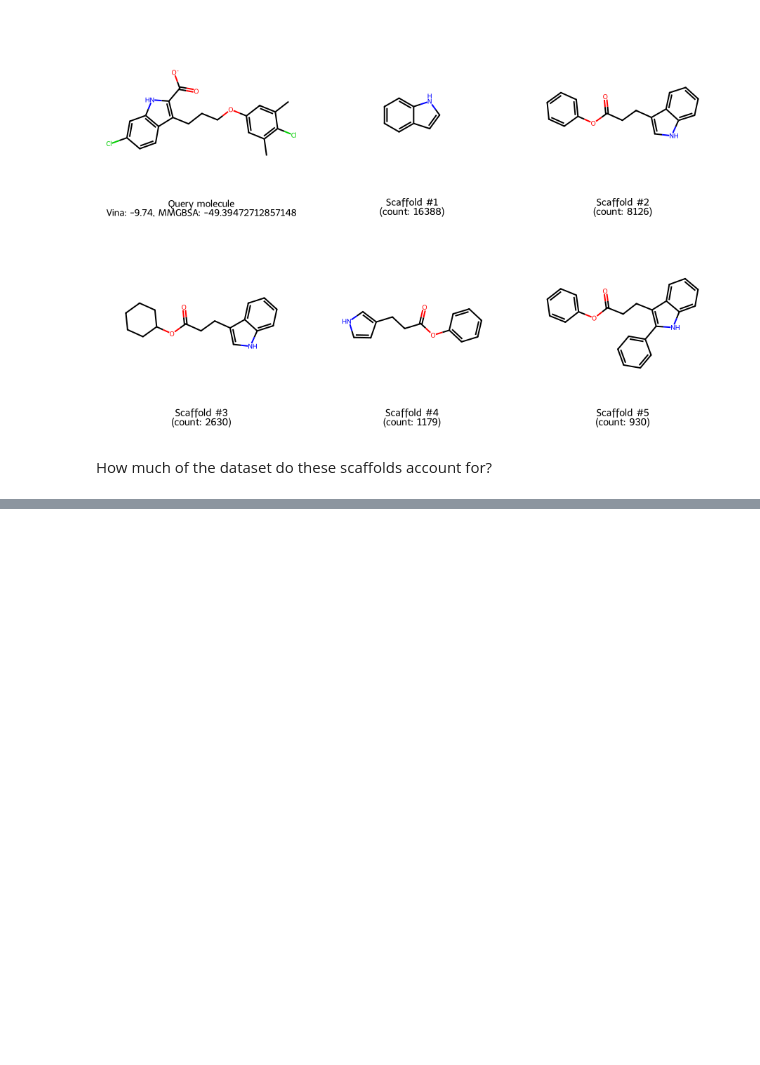
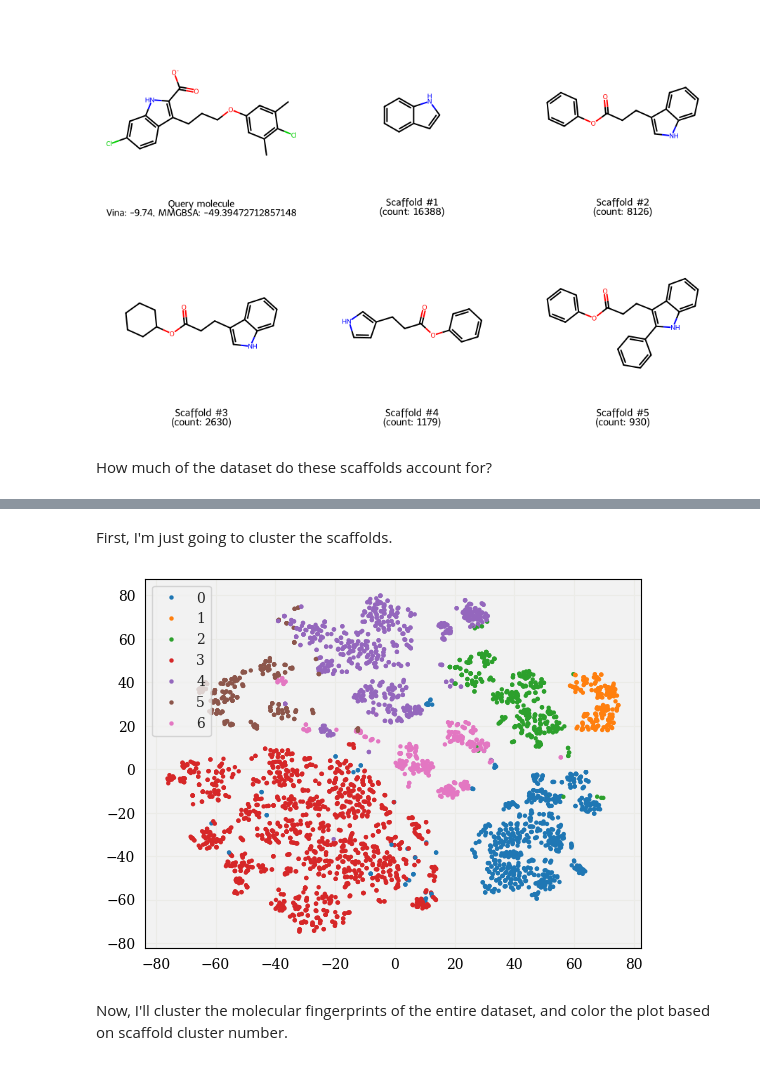
Before and after one commit to wvirany/mfal, a Jupyter notebook: experiments/01_EDA/eda.ipynb, the cells around one changed output, grey strips where cells are left out. Drawn from its saved outputs; the diff is of its cells as text; code cells hidden in the pictures; blank space fills up the shorter version.

```diff
--- a/experiments/01_EDA/eda.ipynb
+++ b/experiments/01_EDA/eda.ipynb
@@ -527,0 +414,2 @@ scatter = ax.scatter(
+# %% [markdown]
+First, I'm just going to cluster the scaffolds.
@@ -527,0 +419,9 @@ scatter = ax.scatter(
+# %%
+tsne = TSNE(n_components=2, init='pca', learning_rate='auto')
+coords = tsne.fit_transform(X, cluster_list)
+# %%
+ax = sns.scatterplot(x=coords[:,0], y=coords[:,1], hue=cluster_list, palette='tab10', s=10, edgecolor='none')
+# %% [output]
+[figure, added]
+# %% [markdown]
+Now, I'll cluster the molecular fingerprints of the entire dataset, and color the plot based on scaffold cluster number.
```
Also changed, not shown: parts of 43 cells of this notebook.
